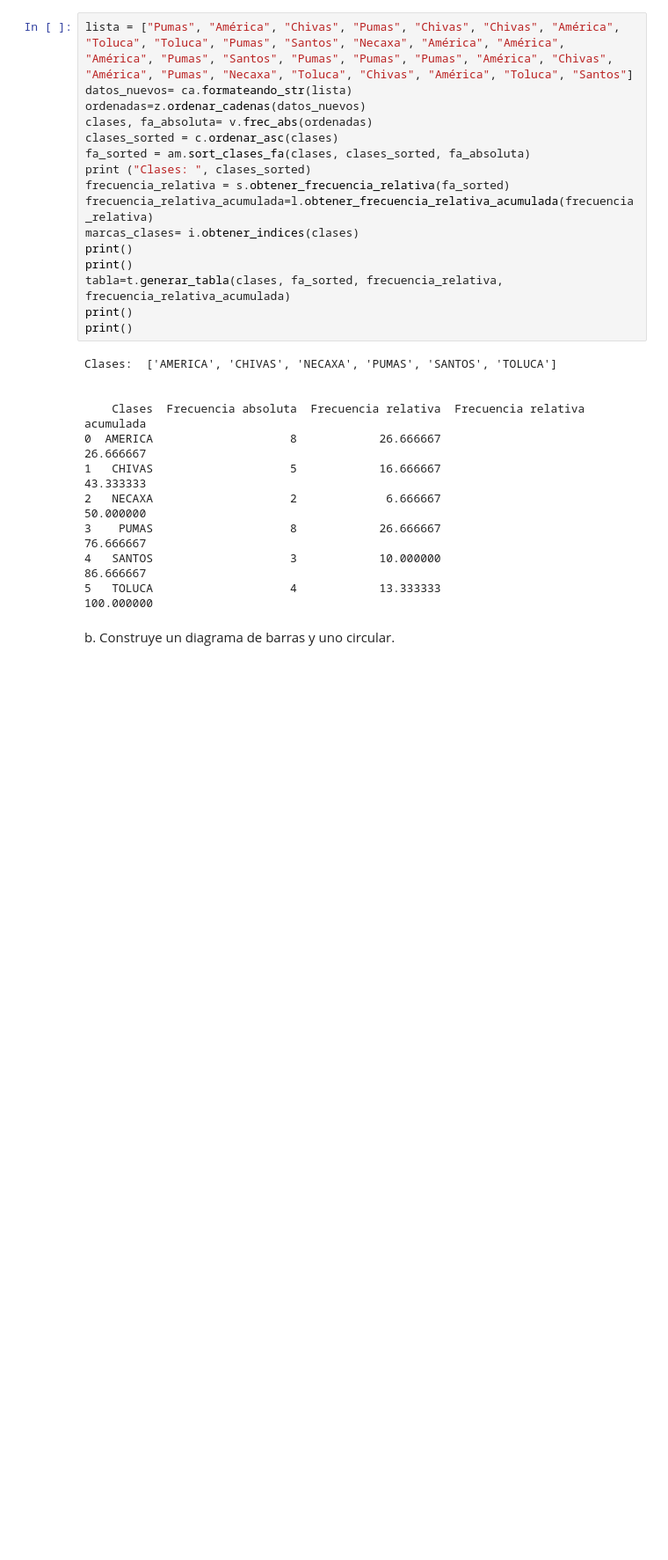
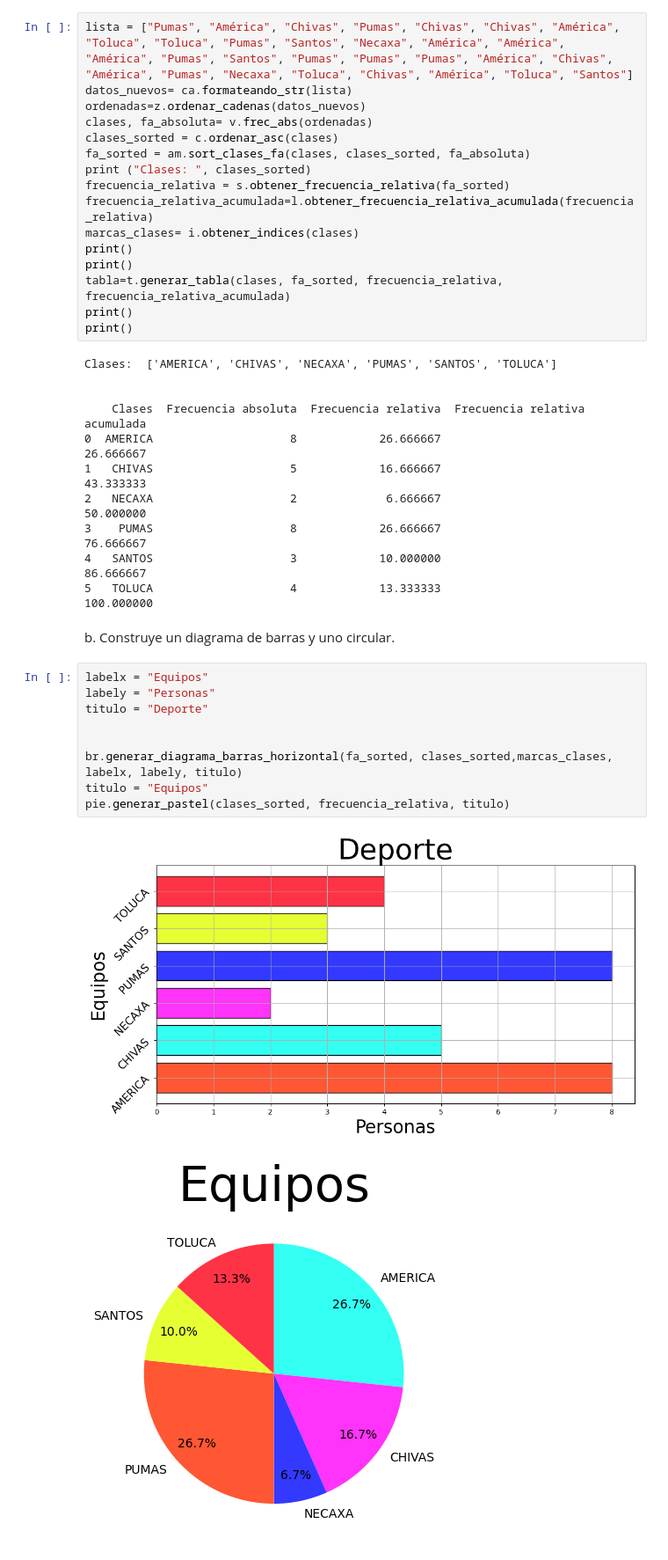
Before and after one commit to Carlosm09899/CGMVerano2024T1, a Jupyter notebook: Ejercicio7.ipynb, the cells around one changed output. Shown at 88% size. Cells and saved outputs as stored; diff of their text form; blank space fills up the shorter version.

```diff
--- a/Ejercicio7.ipynb
+++ b/Ejercicio7.ipynb
@@ -54,3 +54,15 @@ Clases:  ['AMERICA', 'CHIVAS', 'NECAXA', 'PUMAS', 'SANTOS', 'TOLUCA']
 5   TOLUCA                    4            13.333333                     100.000000
 # %% [markdown]
 b. Construye un diagrama de barras y uno circular.
+# %%
+labelx = "Equipos"
+labely = "Personas"
+titulo = "Deporte"
+
+
+br.generar_diagrama_barras_horizontal(fa_sorted, clases_sorted,marcas_clases, labelx, labely, titulo)
+titulo = "Equipos"
+pie.generar_pastel(clases_sorted, frecuencia_relativa, titulo)
+# %% [output]
+[figure, added]
+[figure, added]
```
